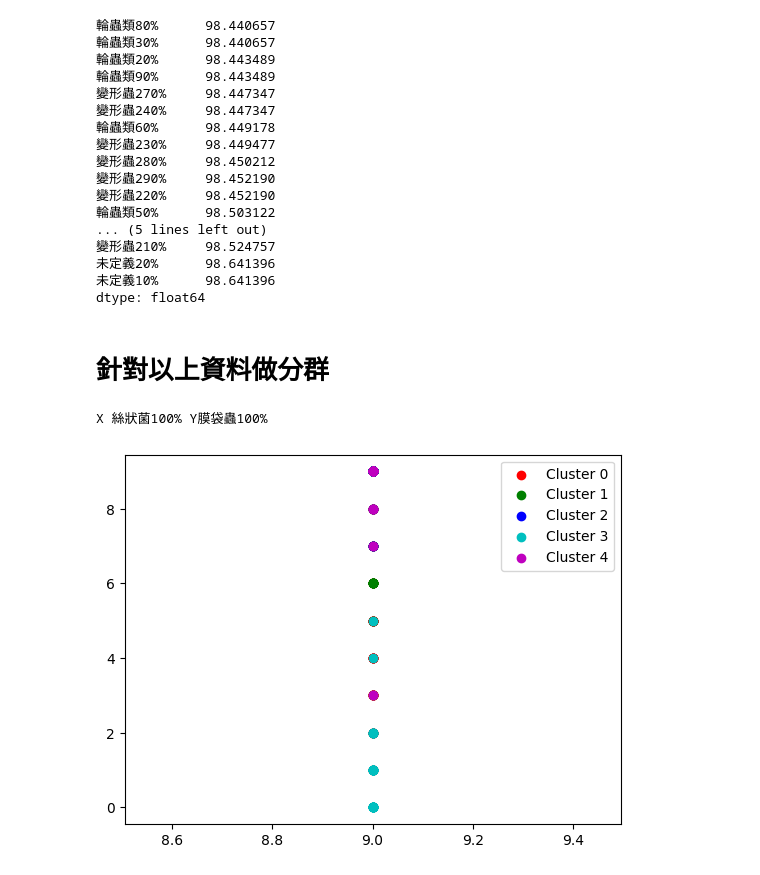
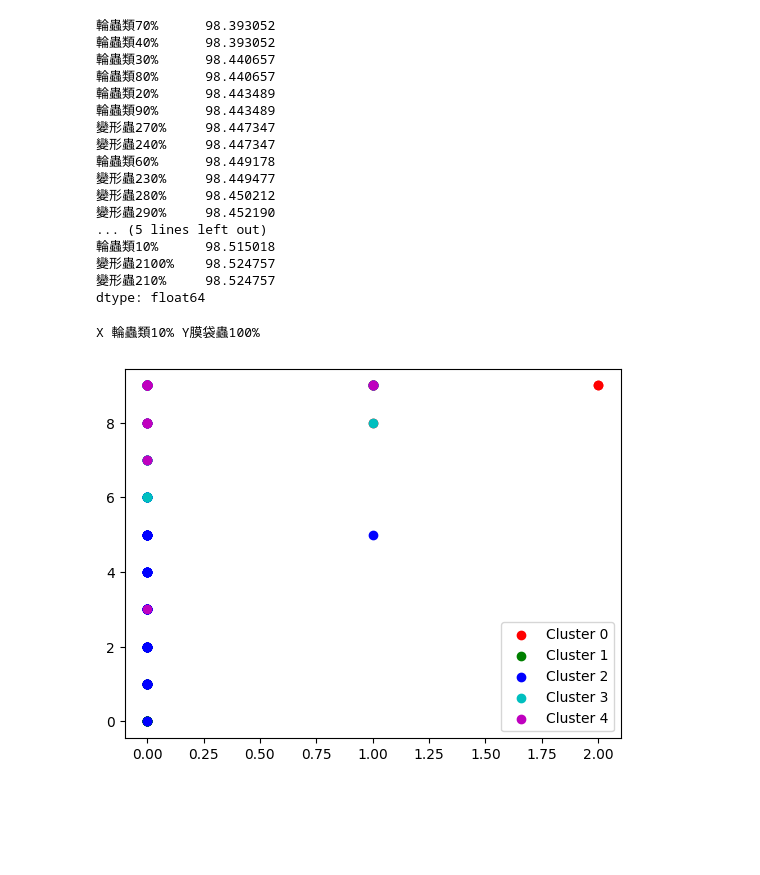
Before and after one commit to skywalker0803r/Wastewater-Biological-Treatment, a Jupyter notebook: 每一種蟲根據自己的百分位數做切分分成10類.ipynb, the cells around one changed output. Saved outputs shown, nothing was run; the diff lists cells and outputs as text; code cells hidden in the pictures; blank space fills up the shorter version.

```diff
--- a/每一種蟲根據自己的百分位數做切分分成10類.ipynb
+++ b/每一種蟲根據自己的百分位數做切分分成10類.ipynb
@@ -17,7 +17,7 @@ df = df.dropna(axis=0)
 d = pd.DataFrame()
 # 對各 日期&各蟲 做採樣100筆
 for i in tqdm(df.index.unique()):
-  for cName in tqdm(df.cName.unique()):
+  for cName in df.cName.unique():
     try:
       d = d.append(df.loc[(df.index==i)&(df.cName==cName)].sample(100))
     except:
@@ -64,3 +73,12 @@ df2
 | 20230215 | 0.0 | 1.0 | 1.0 | 1.0 | 0.0 | 0.0 | 1.0 | 1.0 | 1.0 | 0.0 | ... | ... |
 | 20230216 | 0.0 | 1.0 | 0.0 | 1.0 | 0.0 | 0.0 | 1.0 | 0.0 | 1.0 | 0.0 | ... | ... |
 279 rows × 170 columns
+# %%
+lst = []
+for item in df2.columns.tolist():
+    if '絲狀菌' in item or '未定義' in item:
+      pass
+    else:
+      lst.append(item)
+
+print(lst)
@@ -66,0 +87,3 @@ df2
+# %%
+df2 = df2.loc[:,lst]
+df2
@@ -67,8 +105,10 @@ df2
 # %%
 df2.describe().std().sort_values().tail(20)
 # %% [output]
+輪蟲類70%      98.393052
+輪蟲類40%      98.393052
+輪蟲類30%      98.440657
 輪蟲類80%      98.440657
-輪蟲類30%      98.440657
 輪蟲類20%      98.443489
 輪蟲類90%      98.443489
 變形蟲270%     98.447347
@@ -77,38 +117,34 @@ df2.describe().std().sort_values().tail(20)
 變形蟲230%     98.449477
 變形蟲280%     98.450212
 變形蟲290%     98.452190
-變形蟲220%     98.452190
-輪蟲類50%      98.503122
 ... (5 lines left out)
+輪蟲類10%      98.515018
+變形蟲2100%    98.524757
 變形蟲210%     98.524757
-未定義20%      98.641396
-未定義10%      98.641396
 dtype: float64
-# %% [markdown]
-# 針對以上資料做分群
 # %%
 import pandas as pd
 import numpy as np
-from sklearn.cluster import KMeans
+from sklearn.cluster import KMeans,DBSCAN
 import matplotlib.pyplot as plt
 
 # 確定要分成的群組數量
 k = 5
 
 # 使用K-Means進行分群
 kmeans = KMeans(n_clusters=k).fit(df2)
 
 # 將分群的結果加入DataFrame中
 df2['cluster'] = kmeans.labels_
 
 # 繪製分群的結果
 colors = ['r', 'g', 'b', 'c', 'm', 'y', 'k']
 for i in range(k):
     cluster_data = df2[df2['cluster'] == i]
-    plt.scatter(cluster_data['絲狀菌100%'], cluster_data['膜袋蟲100%'], c=colors[i], label=f'Cluster {i}')
-print('X 絲狀菌100% Y膜袋蟲100%')
+    plt.scatter(cluster_data['輪蟲類10%'], cluster_data['膜袋蟲100%'], c=colors[i], label=f'Cluster {i}')
+print('X 輪蟲類10% Y膜袋蟲100%')
 plt.legend()
 plt.show()
 # %% [output]
-X 絲狀菌100% Y膜袋蟲100%
+X 輪蟲類10% Y膜袋蟲100%
-[figure, old version]
+[figure, new version]
```
Also changed, not shown: parts of 6 cells of this notebook.
